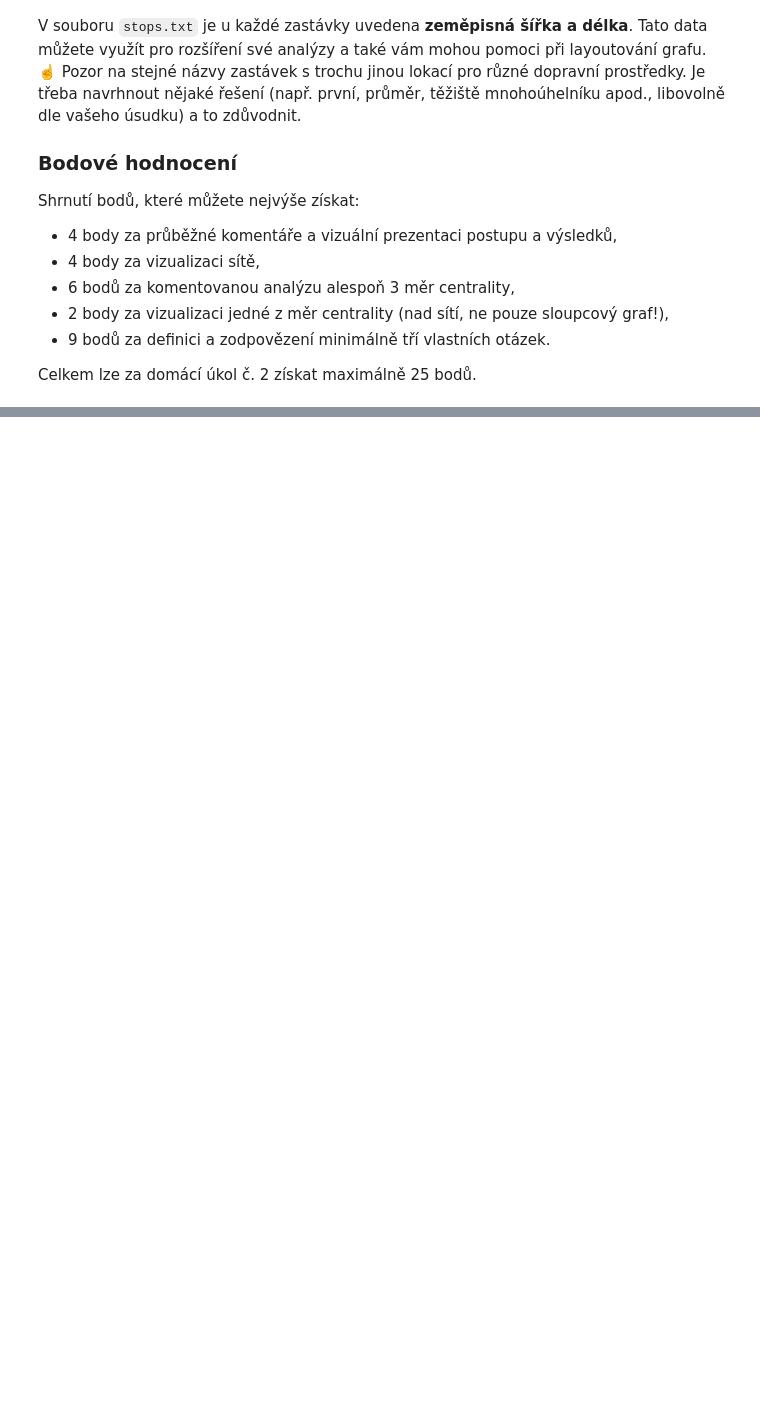
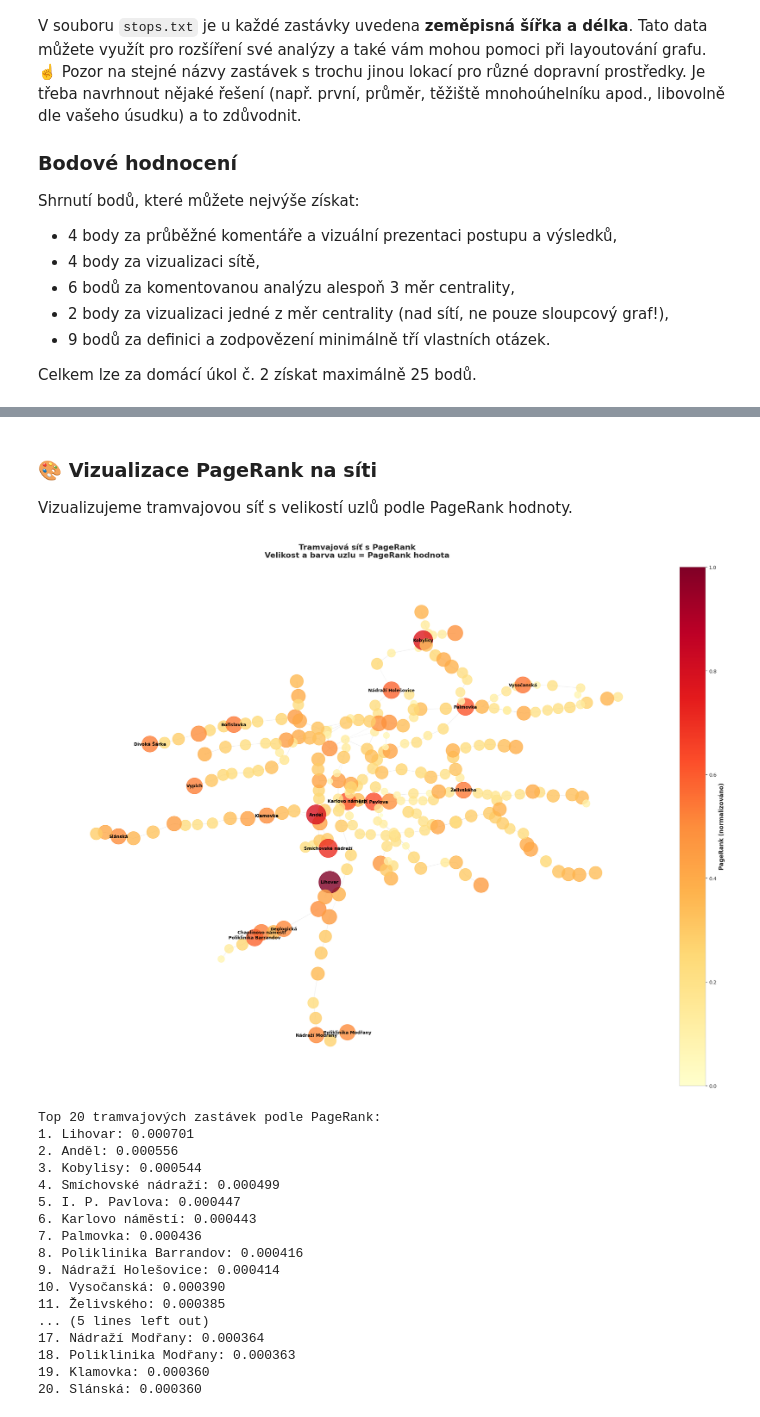
Before and after one commit to stasbebra2006/BI-VIZ, a Jupyter notebook: hms/hm02/assignment02.ipynb, the cells around one changed output, grey strips where cells are left out. Cells and saved outputs as stored; diff of their text form; code cells hidden in the pictures; blank space fills up the shorter version.

```diff
--- a/hms/hm02/assignment02.ipynb
+++ b/hms/hm02/assignment02.ipynb
@@ -75,0 +714,75 @@ d.head()
+# %% [markdown]
+### 🎨 Vizualizace PageRank na síti
+
+Vizualizujeme tramvajovou síť s velikostí uzlů podle PageRank hodnoty.
+# %%
+# PageRank pro tramvajový podgraf
+pagerank_tram = {node: pagerank[node] for node in G_tram.nodes()}
+
+# Normalizace pro velikosti uzlů
+pr_values = np.array(list(pagerank_tram.values()))
+pr_normalized = (pr_values - pr_values.min()) / (pr_values.max() - pr_values.min())
+node_sizes_pr = pr_normalized * 2000 + 50  # Škálování pro vizualizaci
+
+# Barvy podle PageRank
+node_colors = pr_normalized
+
+# Vizualizace
+fig, ax = plt.subplots(figsize=(20, 16))
+
+# Kreslení hran
+nx.draw_networkx_edges(G_tram, pos_tram,
+                       edge_color='lightgray',
+                       width=0.5,
+                       alpha=0.4,
+                       arrows=False,
+                       ax=ax)
+
+# Kreslení uzlů
+nodes = nx.draw_networkx_nodes(G_tram, pos_tram,
+                               node_size=node_sizes_pr,
+                               node_color=node_colors,
+                               cmap=plt.cm.YlOrRd,
+                               alpha=0.8,
+                               vmin=0, vmax=1,
+                               ax=ax)
+
+# Popisky pro top 20 podle PageRank
+top_pr_tram = sorted(pagerank_tram.items(), key=lambda x: x[1], reverse=True)[:20]
+labels_pr = {node: node for node, _ in top_pr_tram}
+nx.draw_networkx_labels(G_tram, pos_tram, labels_pr, font_size=9, font_weight='bold', ax=ax)
+
+# Colorbar
+sm = plt.cm.ScalarMappable(cmap=plt.cm.YlOrRd, norm=plt.Normalize(vmin=0, vmax=1))
+sm.set_array([])
+cbar = plt.colorbar(sm, ax=ax, fraction=0.046, pad=0.01)
+cbar.set_label('PageRank (normalizováno)', fontsize=12, fontweight='bold')
+
+plt.title('Tramvajová síť s PageRank\nVelikost a barva uzlu = PageRank hodnota',
+          fontsize=16, fontweight='bold', pad=20)
+plt.axis('off')
+plt.tight_layout()
+plt.show()
+
+print("\nTop 20 tramvajových zastávek podle PageRank:")
+for i, (node, pr) in enumerate(top_pr_tram, 1):
+    print(f"{i}. {node}: {pr:.6f}")
+# %% [output]
+[figure, added]
+Top 20 tramvajových zastávek podle PageRank:
+1. Lihovar: 0.000701
+2. Anděl: 0.000556
+3. Kobylisy: 0.000544
+4. Smíchovské nádraží: 0.000499
+5. I. P. Pavlova: 0.000447
+6. Karlovo náměstí: 0.000443
+7. Palmovka: 0.000436
+8. Poliklinika Barrandov: 0.000416
+9. Nádraží Holešovice: 0.000414
+10. Vysočanská: 0.000390
+11. Želivského: 0.000385
+... (5 lines left out)
+17. Nádraží Modřany: 0.000364
+18. Poliklinika Modřany: 0.000363
+19. Klamovka: 0.000360
+20. Slánská: 0.000360
```
Also changed, not shown: parts of 56 cells of this notebook, 1 other file.
